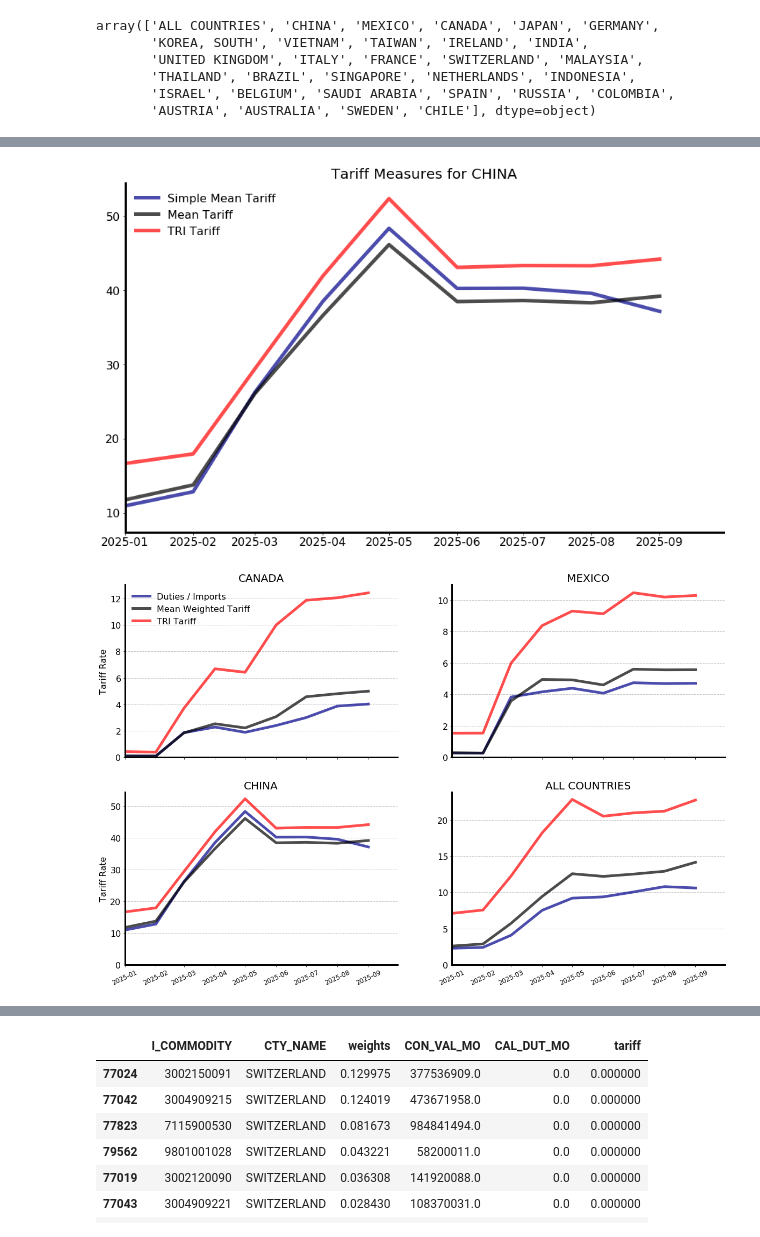
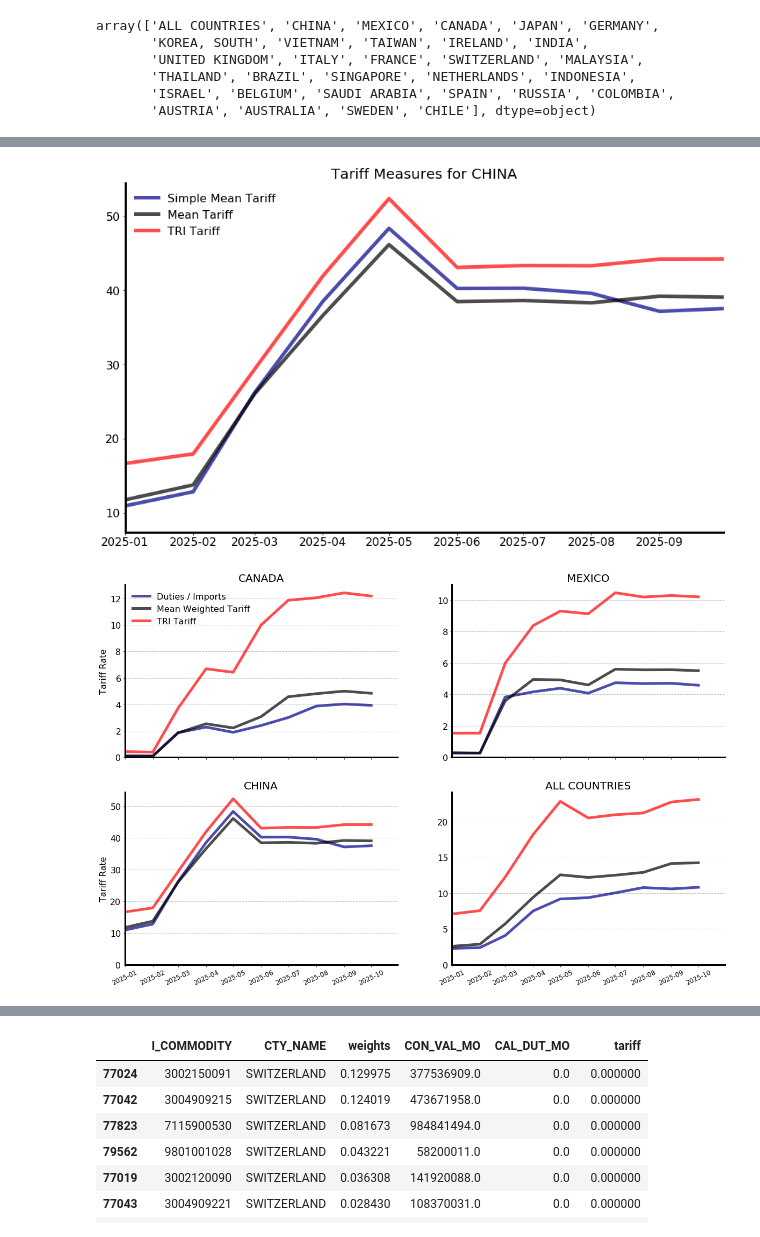
Before and after one commit to tradewartracker/how-restrictive-us-trade, a Jupyter notebook: TRI-all-country.ipynb, the cells around one changed output, grey strips where cells are left out. Drawn from its saved outputs; the diff is of its cells as text; code cells hidden in the pictures.

```diff
--- a/TRI-all-country.ipynb
+++ b/TRI-all-country.ipynb
@@ -110,7 +110,7 @@ def process_countries_for_date(country_list, target_date, weight_year="2024", se
 
     for country in countries:
 
-        file = f"C:\\heroku\\median-tariff\\data\\imports-hs10\\{country}data-current.parquet"
+        file = f"C:\\heroku\\how-restrictive-us-trade\\data\\imports-hs10\\{country}data-current.parquet"
 
         # Load country data
         dfcntry = pq.read_table(file).to_pandas()
@@ -138,7 +138,7 @@ def process_countries_for_date(country_list, target_date, weight_year="2024", se
 
         tariff_results.append(tariff_df)
 
-        #print(f"Processed {country}: {results_df['CTY_NAME'].iloc[0]}")
+        print(f"Processed {country}: {results_df['CTY_NAME'].iloc[0]}")
 
     # Combine all results into one dataframe
     combined_results = pd.concat(all_results)
@@ -237,7 +237,7 @@ def create_tariff_metrics_by_date_country(country_list, date_list, weight_year="
 
     return results_df
 # %%
-target_date = "2025-09"
+target_date = "2025-10"
 
 bigdf = process_countries_for_date(country_list, target_date, weight_year="2024")
 
@@ -261,11 +261,11 @@ print(f"Simple Mean Tariff: {simplemean:.2%}")
 
 formatted_date = pd.to_datetime(target_date, format="%Y-%m").strftime("%B %Y")
 
-with open(texfile, 'w') as f:
-    f.write(f'\\newcommand{{\\rmsValuetwofive}}{{{sqrtariff*100:.0f}}}\n')
-    f.write(f'\\newcommand{{\\meanWeightedValuetwofive}}{{{meanweighted*100:.0f}}}\n')
-    f.write(f'\\newcommand{{\\simpleMeanValuetwofive}}{{{simplemean*100:.0f}}}\n')
-    f.write(f'\\newcommand{{\\currentdate}}{{{formatted_date}}}\n')
-    f.write(f'\\newcommand{{\\diffmeanWeightedValuetwofive}}{{{(sqrtariff*100 - meanweighted*100):.0f}}}\n')
-    f.write(f'\\newcommand{{\\diffsimpleMeanValuetwofive}}{{{(sqrtariff*100 - simplemean*100):.0f}}}\n')
+# with open(texfile, 'w') as f:
+#     f.write(f'\\newcommand{{\\rmsValuetwofive}}{{{sqrtariff*100:.0f}}}\n')
+#     f.write(f'\\newcommand{{\\meanWeightedValuetwofive}}{{{meanweighted*100:.0f}}}\n')
+#     f.write(f'\\newcommand{{\\simpleMeanValuetwofive}}{{{simplemean*100:.0f}}}\n')
+#     f.write(f'\\newcommand{{\\currentdate}}{{{formatted_date}}}\n')
+#     f.write(f'\\newcommand{{\\diffmeanWeightedValuetwofive}}{{{(sqrtariff*100 - meanweighted*100):.0f}}}\n')
+#     f.write(f'\\newcommand{{\\diffsimpleMeanValuetwofive}}{{{(sqrtariff*100 - simplemean*100):.0f}}}\n')
 # %% [output]
@@ -372,5 +384,5 @@ plt.show()
 # %%
-target_date = "2024-09"
+target_date = "2024-10"
 
 bigdf = process_countries_for_date(country_list, target_date, weight_year="2024")
 
@@ -392,9 +404,9 @@ print(f"Simple Mean Tariff: {simplemean:.2%}")
 
 formatted_date = pd.to_datetime(target_date, format="%Y-%m").strftime("%B %Y")
 
-with open(texfile, 'a') as f:
-    f.write(f'\\newcommand{{\\rmsValuetwofour}}{{{sqrtariff*100:.0f}}}\n')
-    f.write(f'\\newcommand{{\\meanWeightedValuetwofour}}{{{meanweighted*100:.0f}}}\n')
-    f.write(f'\\newcommand{{\\simpleMeanValuetwofour}}{{{simplemean*100:.0f}}}\n')
-    f.write(f'\\newcommand{{\\olddate}}{{{formatted_date}}}\n')
+# with open(texfile, 'a') as f:
+#     f.write(f'\\newcommand{{\\rmsValuetwofour}}{{{sqrtariff*100:.0f}}}\n')
+#     f.write(f'\\newcommand{{\\meanWeightedValuetwofour}}{{{meanweighted*100:.0f}}}\n')
+#     f.write(f'\\newcommand{{\\simpleMeanValuetwofour}}{{{simplemean*100:.0f}}}\n')
+#     f.write(f'\\newcommand{{\\olddate}}{{{formatted_date}}}\n')
 # %% [output]
@@ -503,9 +527,11 @@ plt.show()
 # %%
 date_list = ["2024-01", "2024-02", "2024-03", "2024-04", "2024-05", "2024-06", "2024-07", "2024-08", "2024-09", "2024-10", "2024-11", "2024-12",
-             "2025-01", "2025-02", "2025-03", "2025-04", "2025-05", "2025-06", "2025-07", "2025-08", "2025-09"]
+             "2025-01", "2025-02", "2025-03", "2025-04", "2025-05", "2025-06", "2025-07", "2025-08", "2025-09", "2025-10"]
 
 metrics_df = create_tariff_metrics_by_date_country(country_list, date_list, weight_year="2024")
 
 metrics_df["date"] = pd.to_datetime(metrics_df["date"], format="%Y-%m")
+
+metrics_df.to_parquet("C:\\heroku\\how-restrictive-us-trade\\data\\top-country-metrics.parquet", index=False)
 # %% [output]
 Processing date: 2024-01
@@ -823,7 +870,7 @@ ax.legend(
 
 plt.show()
 # %% [output]
-[figure, old version]
+[figure, new version]
 # %%
 foo.head()
 
@@ -856,7 +903,7 @@ for i, (ax, country) in enumerate(zip(ax, countries)):
 
     ax.set_title( foo["CTY_NAME"].iloc[0], fontsize = 20)
 
-    ax.set_xlim([dt.datetime(2025,1,1), dt.datetime(2025,9,30)])
+    ax.set_xlim([dt.datetime(2025,1,1), dt.datetime(2025,10,30)])
 
     ax.set_ylim(bottom=0)
 
@@ -867,33 +914,33 @@ for i, (ax, country) in enumerate(zip(ax, countries)):
 
     ax.spines["top"].set_visible(False)
 
     ax.spines["left"].set_linewidth(3)
 
     ax.spines["bottom"].set_linewidth(3)
 
     ax.grid(axis='y', linewidth=1, linestyle='--', alpha=0.7)
 
     if i == 0:  # Only show legend in first plot
         ax.legend(
             fontsize=16,           # Font size
             frameon=False,         # No box
             loc='upper left',     # Position
             ncol=1                 # Number of columns
         )
 
         ax.set_ylabel("Tariff Rate", fontsize=16)
 
     if i == 2:
 
         ax.set_ylabel("Tariff Rate", fontsize=16)
 
 
 plt.savefig(figfile+"panel-tariffs.png", bbox_inches = "tight")
 
 plt.savefig(figfile+"panel-tariffs.pdf", bbox_inches = "tight")
 
 plt.show()
 # %% [output]
-[figure, old version]
+[figure, new version]
 # %%
 foobar = process_countries_for_date(country_list, "2024-09", weight_year="2024", selected_country="SWITZERLAND")
```
Also changed, not shown: parts of 19 cells of this notebook, 37 other files.
